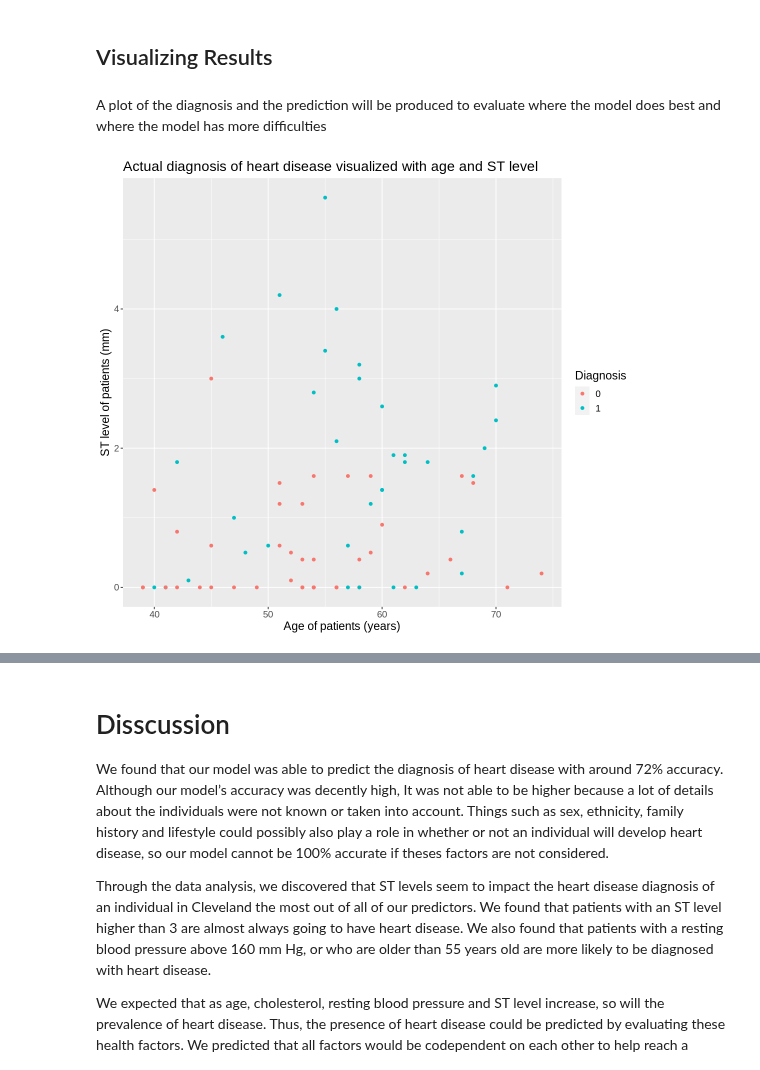
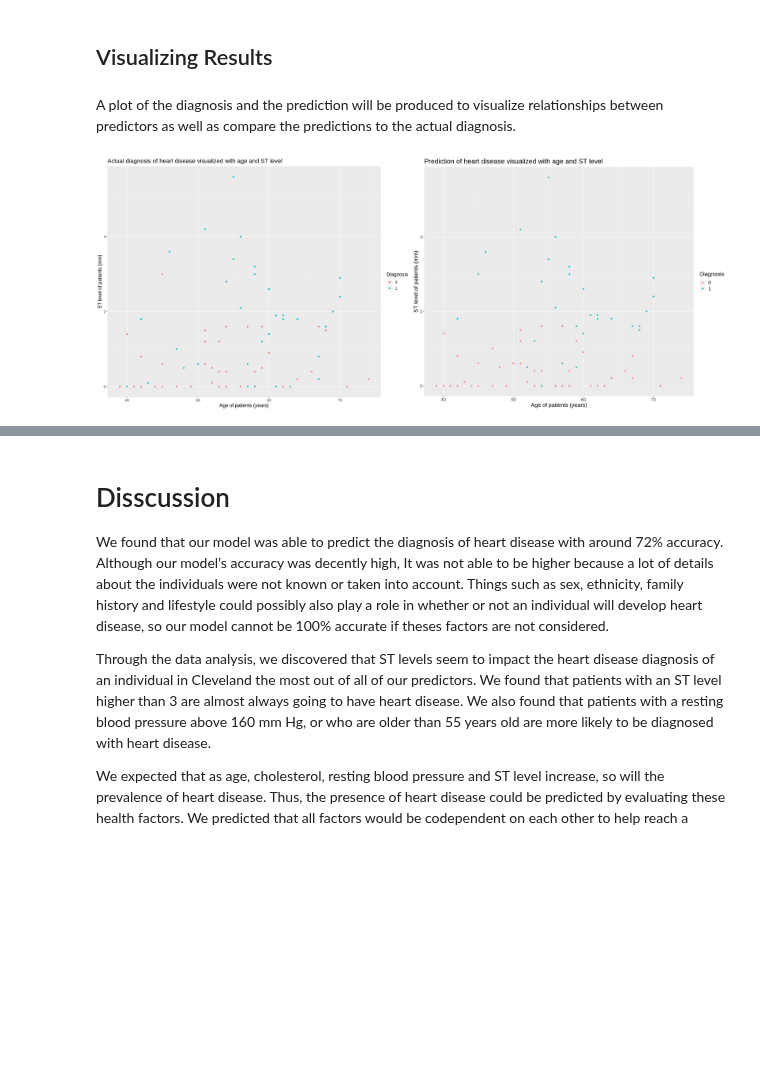
Before and after one commit to sendhelpDSCI/UBC_DSCI100_Group166, a Jupyter notebook: Final Report.ipynb, the cells around one changed output, grey strips where cells are left out. Cells and saved outputs as stored; diff of their text form; code cells hidden in the pictures; blank space fills up the shorter version.

```diff
--- a/Final Report.ipynb
+++ b/Final Report.ipynb
@@ -221,25 +221,25 @@ Our model has an accuracy of 72%.
 # %% [markdown]
 ## Visualizing Results
 # %% [markdown]
-A plot of the diagnosis and the prediction will be produced to evaluate where the model does best and where the model has more difficulties
+A plot of the diagnosis and the prediction will be produced to visualize relationships between predictors as well as compare the predictions to the actual diagnosis.
 # %%
 #Comparing the prediction for the diagnosis and the actual diagnosis
-options(repr.plot.width = 9, repr.plot.height = 8)
+options(repr.plot.width = 25, repr.plot.height=10)
 prediction_plot_age_ST<-prediction|>
 ggplot(aes(x=age, y=ST_level, colour=.pred_class))+
     geom_point()+
        labs(x='Age of patients (years)', y='ST level of patients (mm)', colour='Diagnosis')+
 ggtitle('Prediction of heart disease visualized with age and ST level')+
 theme(text=element_text(size=16))
 
 
 testing_plot_age_ST<-prediction|>
 ggplot(aes(x=age, y=ST_level, colour=diagnosis))+
 geom_point()+
 labs(x='Age of patients (years)', y='ST level of patients (mm)', colour='Diagnosis')+
 ggtitle('Actual diagnosis of heart disease visualized with age and ST level')+
 theme(text=element_text(size=14))
+
+plot_grid(testing_plot_age_ST, prediction_plot_age_ST)
+# %% [output]
+[figure, added]
-# %%
-testing_plot_age_ST
-# %% [output]
-[figure, removed]
```
Also changed, not shown: parts of 16 cells of this notebook.
